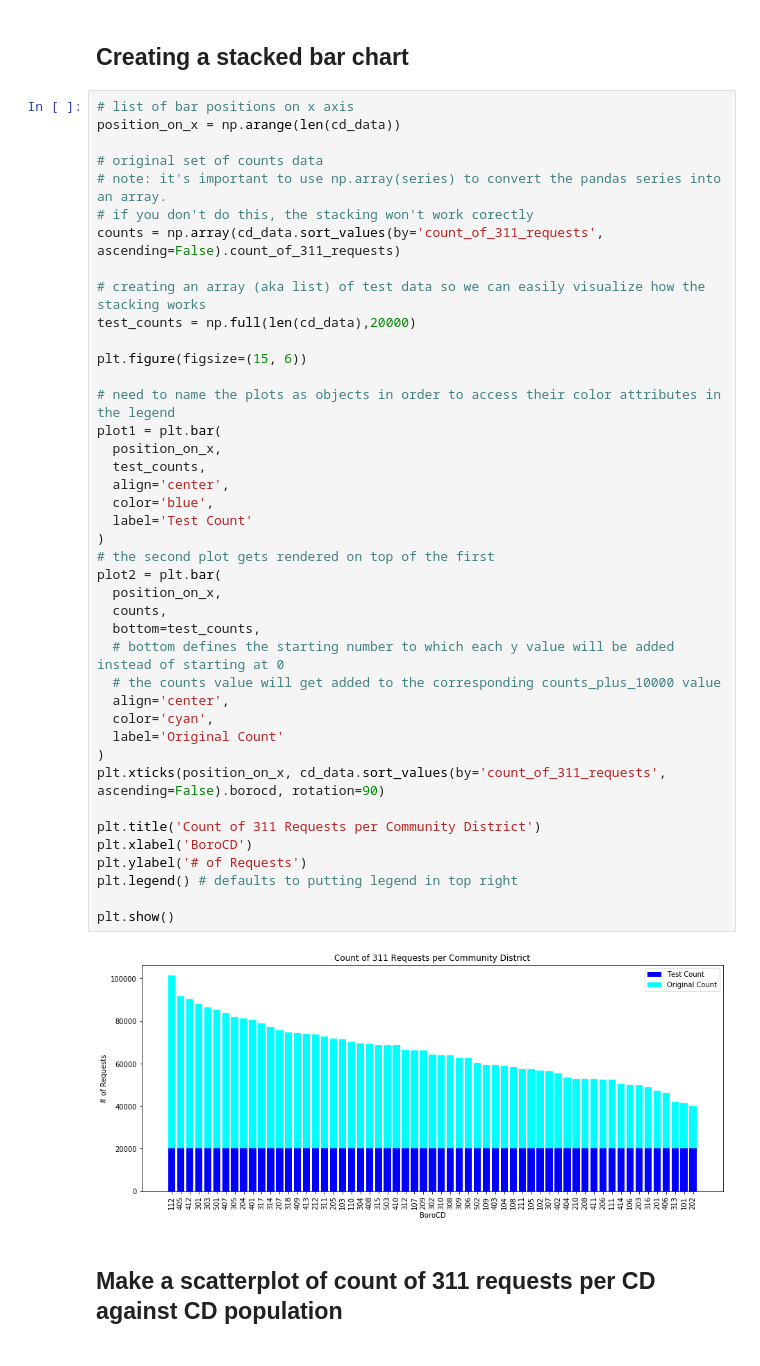
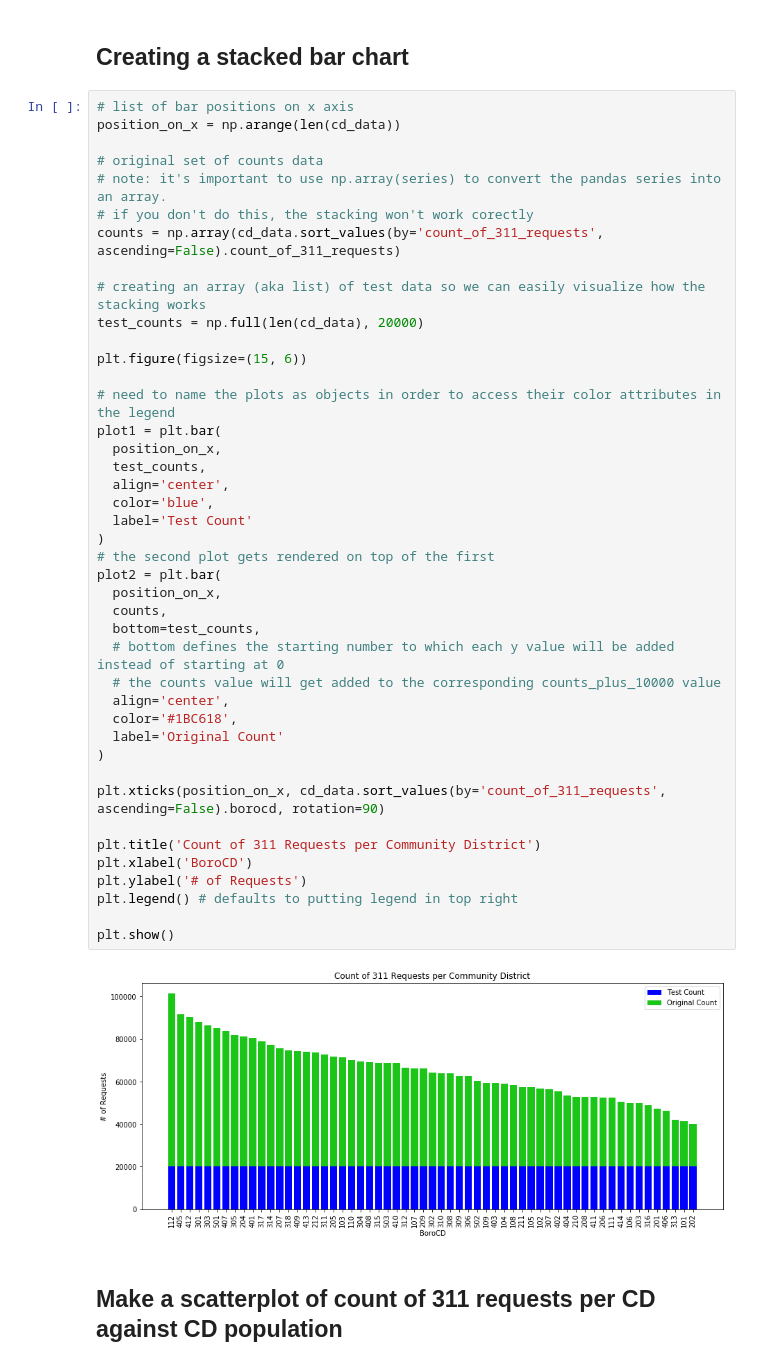
Before and after one commit to afeld/python-public-policy, a Jupyter notebook: lecture_3.ipynb, the cells around one changed output. Cells and saved outputs as stored; diff of their text form.

```diff
--- a/lecture_3.ipynb
+++ b/lecture_3.ipynb
@@ -235,39 +255,40 @@ position_on_x = np.arange(len(cd_data))
 counts = np.array(cd_data.sort_values(by='count_of_311_requests', ascending=False).count_of_311_requests)
 
 # creating an array (aka list) of test data so we can easily visualize how the stacking works
-test_counts = np.full(len(cd_data),20000)
+test_counts = np.full(len(cd_data), 20000)
 
 plt.figure(figsize=(15, 6))
 
 # need to name the plots as objects in order to access their color attributes in the legend
 plot1 = plt.bar(
   position_on_x,
   test_counts,
   align='center',
   color='blue',
   label='Test Count'
 )
 # the second plot gets rendered on top of the first
 plot2 = plt.bar(
   position_on_x,
   counts,
   bottom=test_counts,
   # bottom defines the starting number to which each y value will be added instead of starting at 0
   # the counts value will get added to the corresponding counts_plus_10000 value
   align='center',
-  color='cyan',
+  color='#1BC618',
   label='Original Count'
 )
+
 plt.xticks(position_on_x, cd_data.sort_values(by='count_of_311_requests', ascending=False).borocd, rotation=90)
 
 plt.title('Count of 311 Requests per Community District')
 plt.xlabel('BoroCD')
 plt.ylabel('# of Requests')
 plt.legend() # defaults to putting legend in top right
 
 plt.show()
 # %% [output]
-[figure, old version]
+[figure, new version]
 # %% [markdown]
 ## Make a scatterplot of count of 311 requests per CD against CD population
 # %%
```
Also changed, not shown: parts of 13 cells of this notebook.
